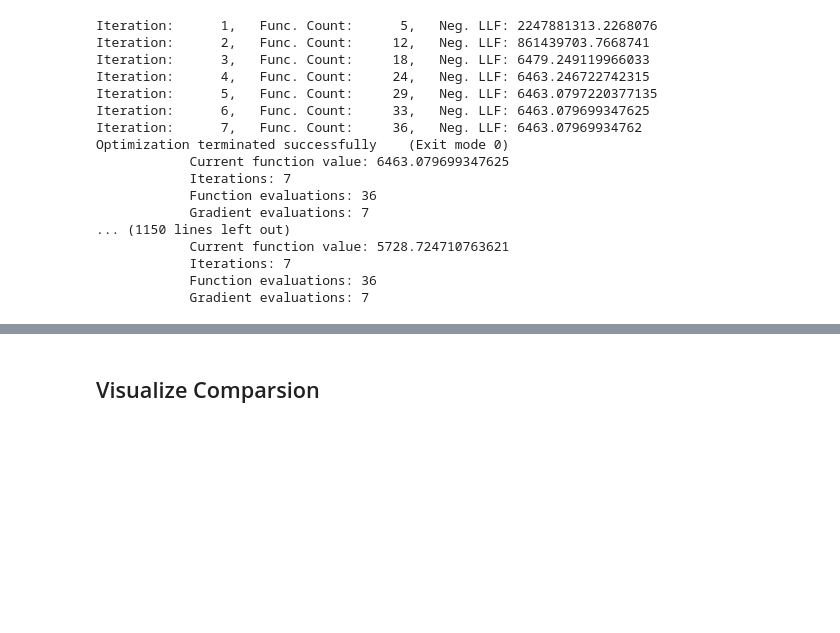
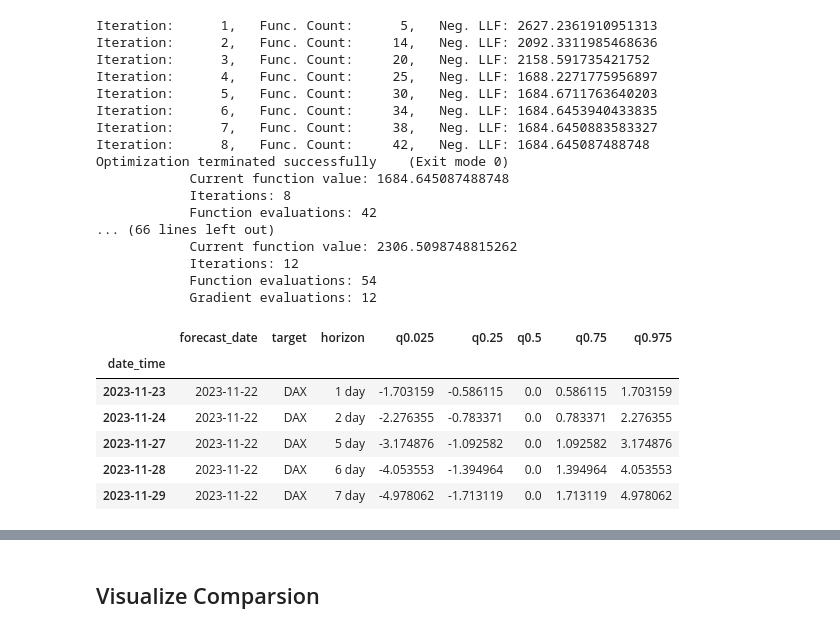
Before and after one commit to mweinreuter/PTSFC, a Jupyter notebook: evaluation/conduct_dax_evaluation.ipynb, the cells around one changed output, grey strips where cells are left out. Cells and saved outputs as stored; diff of their text form; code cells hidden in the pictures; blank space fills up the shorter version.

```diff
--- a/evaluation/conduct_dax_evaluation.ipynb
+++ b/evaluation/conduct_dax_evaluation.ipynb
@@ -14,39 +17,6 @@ from dax.models.basicGARCH import get_dax_forecasts_basicGARCH
 # %%
 dax_df = get_data()
 dax_df = calculate_returns(dax_df, lags=5)
-start_date_excl = most_recent_thursday(dax_df)
-dax_df_cval = dax_df.loc[(dax_df.index >= dax_df.index[5000])
+start_date_excl = most_recent_thursday(dax_df) - timedelta(days=1)
+dax_df_cval = dax_df.loc[(dax_df.index >= dax_df.index[8000])
                          & (dax_df.index < start_date_excl)]
-# %%
-# check if functions work
-model1 = {
-    'name': 'model1',
-    'function': get_dax_forecasts_model1
-}
-modelgarch = {
-    'name': 'GARCH(1,1) model',
-    'function': get_dax_forecasts_basicGARCH
-}
-models = [model1, modelgarch]
-
-#evaluation1 = evaluate_daxmodel(model1, dax_df_cval, last_x=100, weeks=True)
-evaluation2 = evaluate_different_daxmodels(
-    models, dax_df_cval, last_x=100, weeks=True)
-# %% [output]
-Iteration:      1,   Func. Count:      5,   Neg. LLF: 2247881313.2268076
-Iteration:      2,   Func. Count:     12,   Neg. LLF: 861439703.7668741
-Iteration:      3,   Func. Count:     18,   Neg. LLF: 6479.249119966033
-Iteration:      4,   Func. Count:     24,   Neg. LLF: 6463.246722742315
-Iteration:      5,   Func. Count:     29,   Neg. LLF: 6463.0797220377135
-Iteration:      6,   Func. Count:     33,   Neg. LLF: 6463.079699347625
-Iteration:      7,   Func. Count:     36,   Neg. LLF: 6463.07969934762
-Optimization terminated successfully    (Exit mode 0)
-            Current function value: 6463.079699347625
-            Iterations: 7
-            Function evaluations: 36
-            Gradient evaluations: 7
-... (1150 lines left out)
-            Current function value: 5728.724710763621
-            Iterations: 7
-            Function evaluations: 36
-            Gradient evaluations: 7
@@ -52,0 +38,31 @@ Optimization terminated successfully    (Exit mode 0)
+# %%
+forecasts_bl = get_dax_forecasts_baseline(dax_df_cval)
+forecasts_bl
+
+forecasts_garch_norm = get_garch_11_norm(dax_df_cval)
+forecasts_garch_norm
+# %% [output]
+Iteration:      1,   Func. Count:      5,   Neg. LLF: 2627.2361910951313
+Iteration:      2,   Func. Count:     14,   Neg. LLF: 2092.3311985468636
+Iteration:      3,   Func. Count:     20,   Neg. LLF: 2158.591735421752
+Iteration:      4,   Func. Count:     25,   Neg. LLF: 1688.2271775956897
+Iteration:      5,   Func. Count:     30,   Neg. LLF: 1684.6711763640203
+Iteration:      6,   Func. Count:     34,   Neg. LLF: 1684.6453940433835
+Iteration:      7,   Func. Count:     38,   Neg. LLF: 1684.6450883583327
+Iteration:      8,   Func. Count:     42,   Neg. LLF: 1684.645087488748
+Optimization terminated successfully    (Exit mode 0)
+            Current function value: 1684.645087488748
+            Iterations: 8
+            Function evaluations: 42
+... (66 lines left out)
+            Current function value: 2306.5098748815262
+            Iterations: 12
+            Function evaluations: 54
+            Gradient evaluations: 12
+|  | forecast_date | target | horizon | q0.025 | q0.25 | q0.5 | q0.75 | q0.975 |
+| date_time |  |  |  |  |  |  |  |  |
+| 2023-11-23 | 2023-11-22 | DAX | 1 day | -1.703159 | -0.586115 | 0.0 | 0.586115 | 1.703159 |
+| 2023-11-24 | 2023-11-22 | DAX | 2 day | -2.276355 | -0.783371 | 0.0 | 0.783371 | 2.276355 |
+| 2023-11-27 | 2023-11-22 | DAX | 5 day | -3.174876 | -1.092582 | 0.0 | 1.092582 | 3.174876 |
+| 2023-11-28 | 2023-11-22 | DAX | 6 day | -4.053553 | -1.394964 | 0.0 | 1.394964 | 4.053553 |
+| 2023-11-29 | 2023-11-22 | DAX | 7 day | -4.978062 | -1.713119 | 0.0 | 1.713119 | 4.978062 |
```
Also changed, not shown: parts of 6 cells of this notebook, 21 other files.
